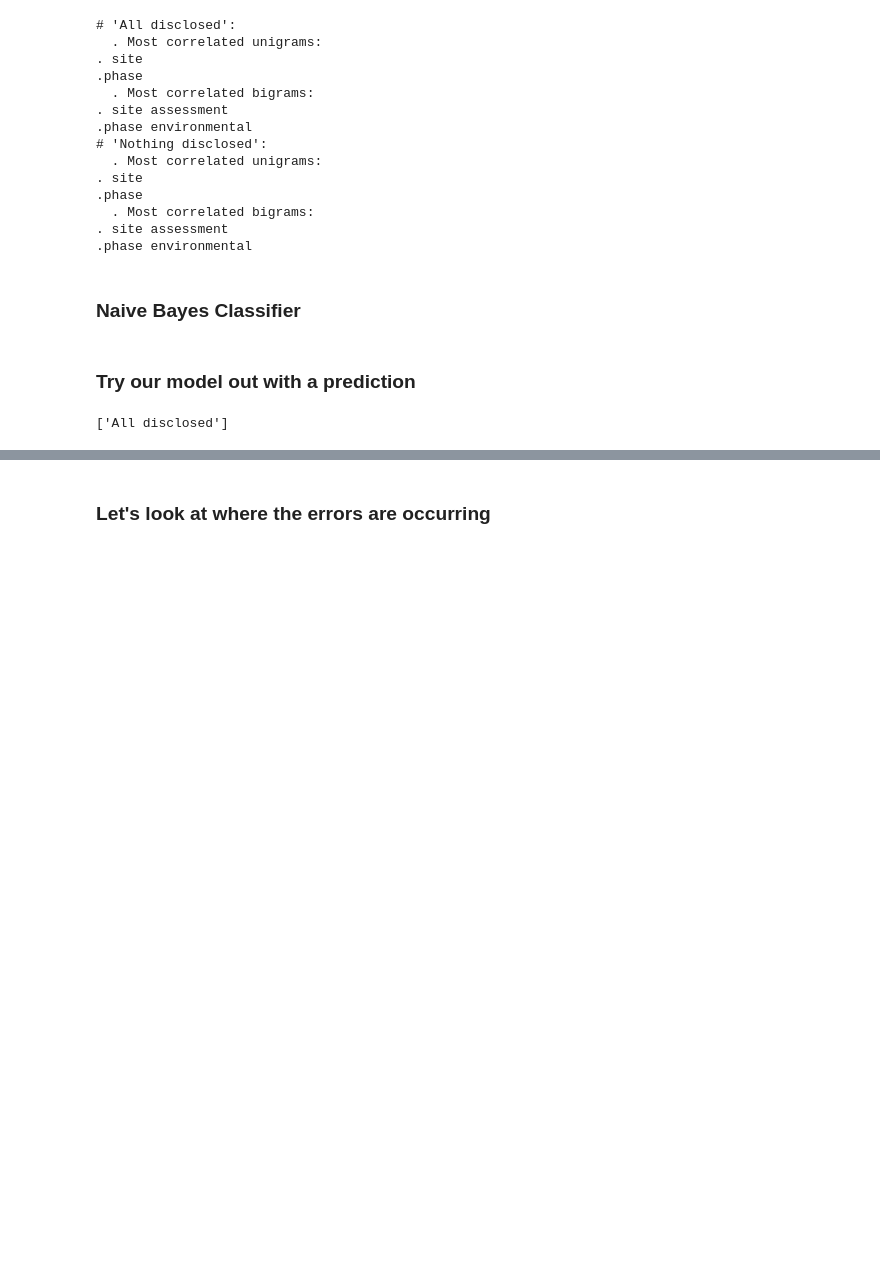
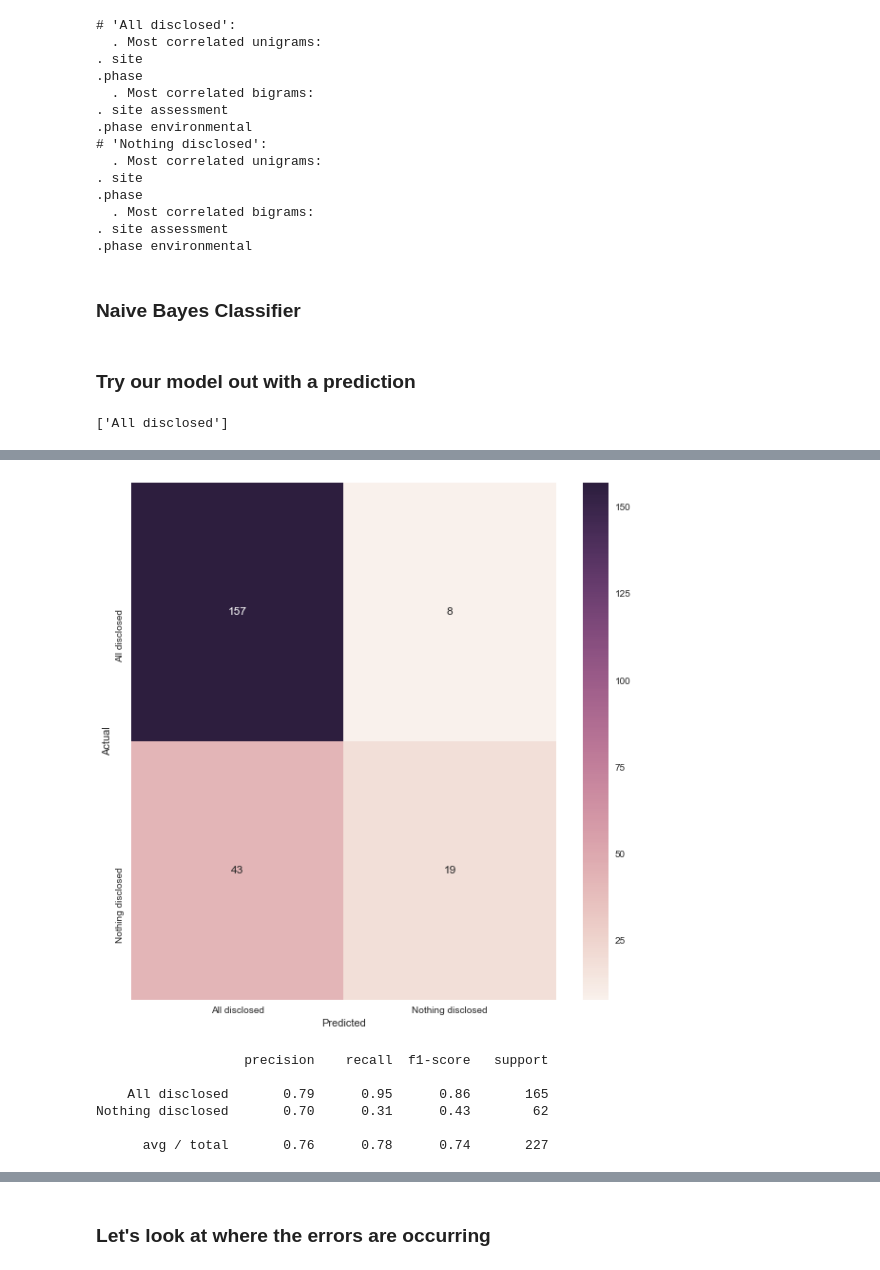
Before and after one commit to scjones5/foi-kw, a Jupyter notebook: Scott_FOI.ipynb, the cells around one changed output, grey strips where cells are left out. Drawn from its saved outputs; the diff is of its cells as text; code cells hidden in the pictures; blank space fills up the shorter version.

```diff
--- a/Scott_FOI.ipynb
+++ b/Scott_FOI.ipynb
@@ -380 +389,31 @@ RandomForestClassifier    0.767889
 Name: accuracy, dtype: float64
+# %%
+model = MultinomialNB()
+
+X_train, X_test, y_train, y_test, indices_train, indices_test = train_test_split(features,
+                                                        labels, all_df_noWith.index, test_size=0.33, random_state=0)
+model.fit(X_train, y_train)
+y_pred = model.predict(X_test)
+
+from sklearn.metrics import confusion_matrix
+
+conf_mat = confusion_matrix(y_test, y_pred)
+fig, ax = plt.subplots(figsize=(10,10))
+sns.heatmap(conf_mat, annot=True, fmt='d',
+           xticklabels=category_id_df.Decision.values,
+           yticklabels=category_id_df.Decision.values)
+plt.ylabel('Actual')
+plt.xlabel('Predicted')
+plt.show()
+
+from sklearn import metrics
+print(metrics.classification_report(y_test, y_pred,
+                                   target_names=all_df_noWith['Decision'].unique()))
+# %% [output]
+[figure, added]
+                   precision    recall  f1-score   support
+
+    All disclosed       0.79      0.95      0.86       165
+Nothing disclosed       0.70      0.31      0.43        62
+
+      avg / total       0.76      0.78      0.74       227
```
Also changed, not shown: parts of 22 cells of this notebook.
